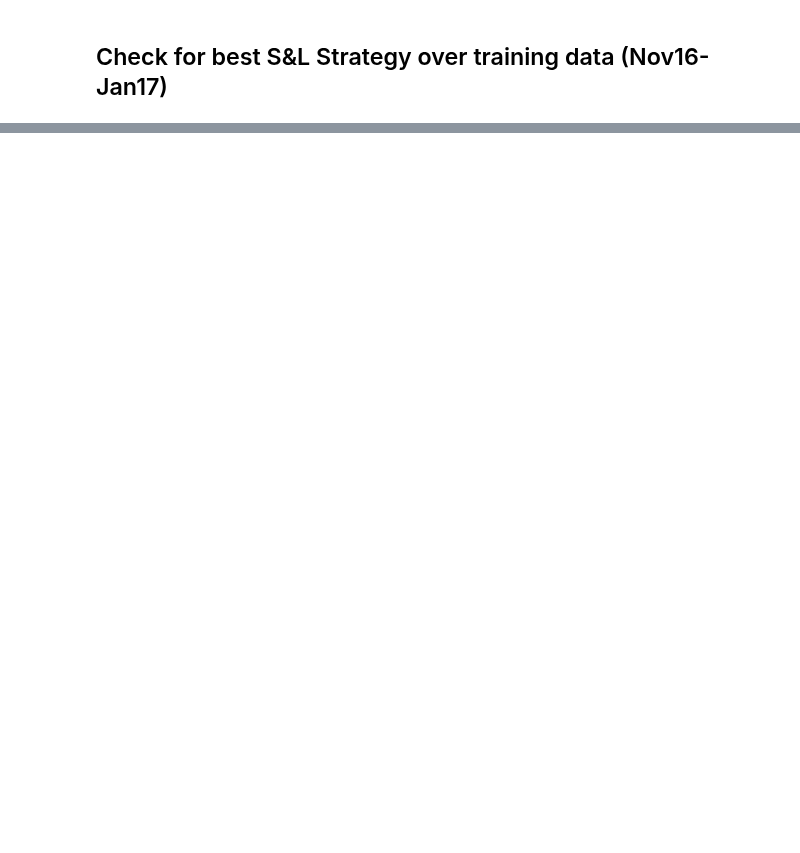
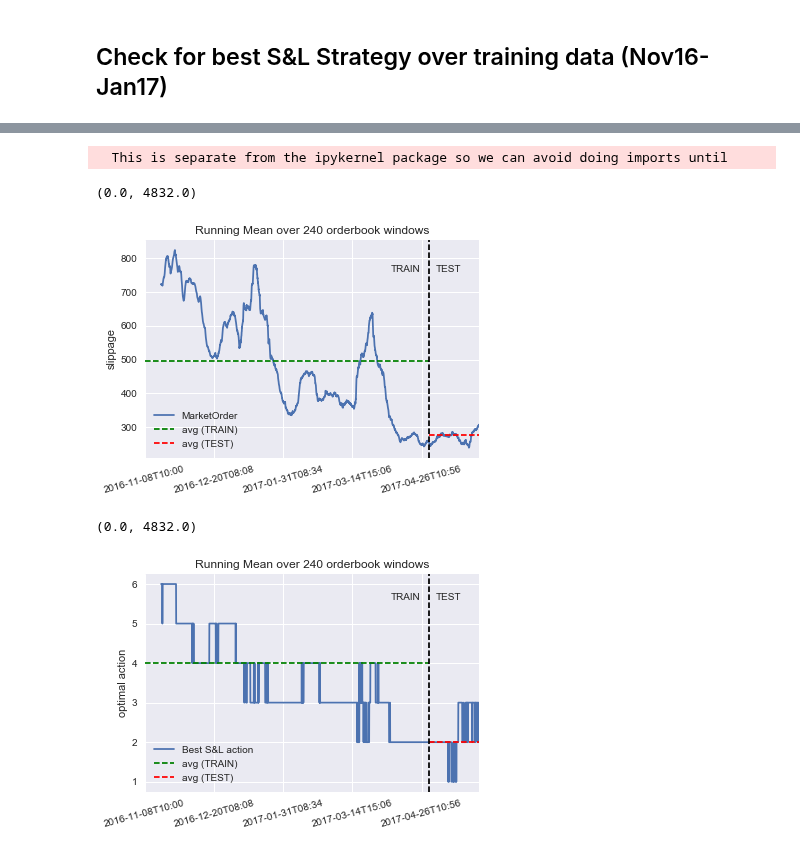
Before and after one commit to axelperschmann/orderbook_agent, a Jupyter notebook: orderbook_agent/notebooks/Thesis_Experiments/2_estimate_bestBaseAction.ipynb, the cells around one changed output, grey strips where cells are left out. Drawn from its saved outputs; the diff is of its cells as text; code cells hidden in the pictures; blank space fills up the shorter version.

```diff
--- a/orderbook_agent/notebooks/Thesis_Experiments/2_estimate_bestBaseAction.ipynb
+++ b/orderbook_agent/notebooks/Thesis_Experiments/2_estimate_bestBaseAction.ipynb
@@ -288,12 +91,2 @@ def run_Q(V, H, T, ql, episode_windows, actions, costs=None):
 # %% [markdown]
 ## Check for best S&L Strategy over training data (Nov16-Jan17)
-# %%
-costs_list_train = pd.concat([
-    pd.read_csv("../Runs/evaluation/Evaluation_obs_TRAINSET_2016-11_USDT_BTC.csv", index_col=0),
-    pd.read_csv("../Runs/evaluation/Evaluation_obs_TRAINSET_2016-12_USDT_BTC.csv", index_col=0),
-    pd.read_csv("../Runs/evaluation/Evaluation_obs_TRAINSET_2017-01_USDT_BTC.csv", index_col=0)])
-
-plot_experiment_results(costs_list_train, name='Trainset (USDT-BTC)', ylim=(-1.5, 1.5))
-
-mean = costs_list_train.mean()
-print("Minimal costs reached by S&L strategy: '{}': {:1.4f}".format(mean.argmin(), mean.min()))
@@ -313,0 +125,45 @@ print("Minimal costs reached by S&L strategy: '{}': {:1.4f}".format(mean.argmin(
+# %%
+import datetime
+fig, ax = plt.subplots()
+df = pd.rolling_mean(costs_list_train.loc[:,'MarketOrder'], 240)
+df.plot(rot=15, ax=ax)
+ax.xaxis.set_minor_formatter(dates.DateFormatter('%d\n%a'))
+#plt.axhline(costs_list_train.loc[:'2017-05-01','MarketOrder'].mean(), label='avg (TRAIN)', color='green', linestyle='--')
+mean_train = float(costs_list_train.loc[:'2017-05-01','MarketOrder'].mean())
+mean_test = float(costs_list_train.loc['2017-05-01':,'MarketOrder'].mean())
+plt.plot([0, 4109], [mean_train]*2, label='avg (TRAIN)', color='green', linestyle='--')
+plt.plot([4109, len(df)], [mean_test]*2, label='avg (TEST)', color='red', linestyle='--')
+plt.ylabel("slippage")
+plt.axvline(4109, color='black', linestyle='--')
+plt.text(3550, 760, 'TRAIN')
+plt.text(4200, 760, 'TEST')
+plt.legend(loc='best')
+plt.title('Running Mean over 240 orderbook windows')
+plt.savefig("runningMean240_MarketPrice.pdf")
+print(ax.get_xlim())
+plt.show()
+
+fig, ax = plt.subplots()
+df = pd.rolling_mean(costs_list_train.iloc[:,1:], 240).T.idxmin().astype(float)
+df.plot(rot=15, ax=ax, label='Best S&L action')
+mean_train = float(costs_list_train.iloc[:4109,1:].mean().idxmin())
+mean_test = float(costs_list_train.iloc[4109:,1:].mean().idxmin())
+plt.plot([0, 4109], [mean_train]*2, label='avg (TRAIN)', color='green', linestyle='--')
+plt.plot([4109, len(df)], [mean_test]*2, label='avg (TEST)', color='red', linestyle='--')
+plt.axvline(4109, color='black', linestyle='--')
+plt.text(3550, 5.6, 'TRAIN')
+plt.text(4200, 5.6, 'TEST')
+plt.ylabel("optimal action")
+
+plt.legend(loc='best')
+plt.title('Running Mean over 240 orderbook windows')
+print(ax.get_xlim())
+#ax.set_xlim((0,4593.0))
+plt.savefig("runningMean240_bestAction.pdf")
+plt.show()
+# %% [output]
+  This is separate from the ipykernel package so we can avoid doing imports until
+(0.0, 4832.0)
+[figure, added]
+(0.0, 4832.0)
+[figure, added]
```
Also changed, not shown: parts of 28 cells of this notebook, 12 other files.
